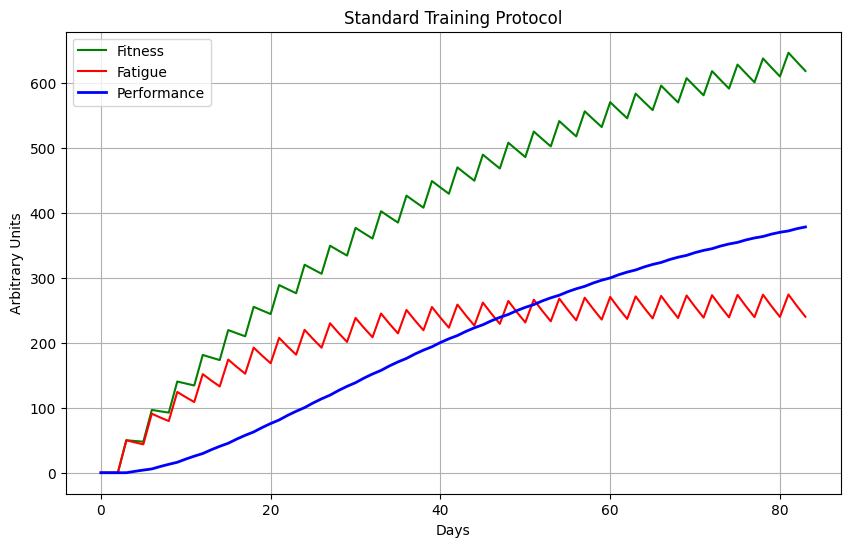
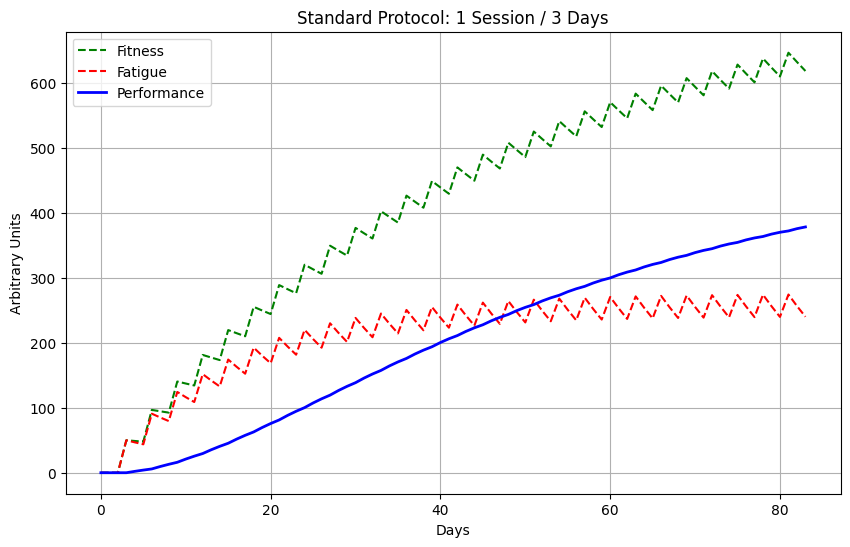
Unified diff of the notebook cell whose output changed from the first chart to the second:
--- before
+++ after
@@ -1,12 +1,15 @@
+def plot_simulation(fitness, fatigue, performance, title):
+    """Reusable plotting function to visualize simulation results."""
+    plt.figure(figsize=(10, 6))
+    plt.plot(fitness, label='Fitness', color='green', linestyle='--')
+    plt.plot(fatigue, label='Fatigue', color='red', linestyle='--')
+    plt.plot(performance, label='Performance', color='blue', linewidth=2)
+    plt.title(title)
+    plt.xlabel('Days')
+    plt.ylabel('Arbitrary Units')
+    plt.legend()
+    plt.grid(True)
+    plt.show()
+
 fit_std, fat_std, perf_std = simulate_training_block(days, 45, 15, standard_doses)
-
-plt.figure(figsize=(10, 6))
-plt.plot(fit_std, label='Fitness', color='green')
-plt.plot(fat_std, label='Fatigue', color='red')
-plt.plot(perf_std, label='Performance', color='blue', linewidth=2)
-plt.title('Standard Training Protocol')
-plt.xlabel('Days')
-plt.ylabel('Arbitrary Units')
-plt.legend()
-plt.grid(True)
-plt.show()
+plot_simulation(fit_std, fat_std, perf_std, 'Standard Protocol: 1 Session / 3 Days')

Commit: refactor: Extract plotting logic into reusable functions